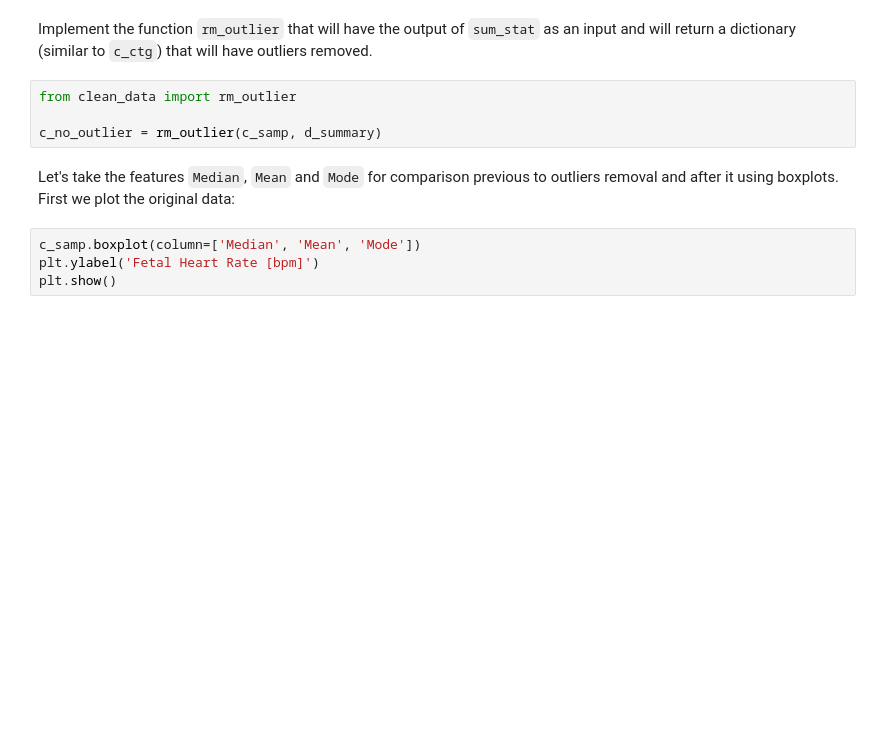
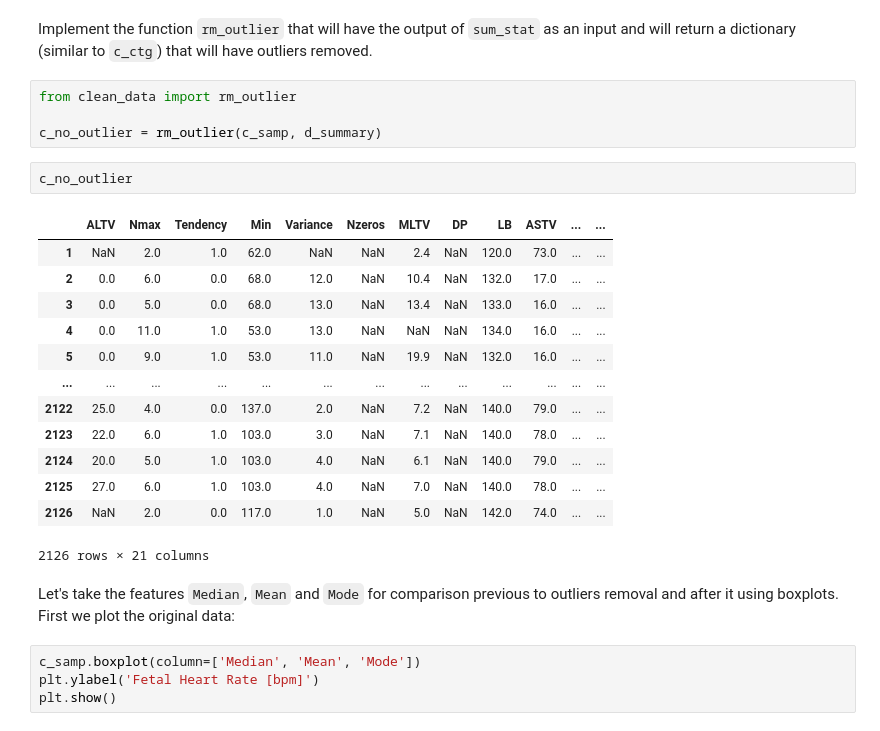
Before and after one commit to mlh-master/hw1_mlh-ameer-shaked, a Jupyter notebook: HW1.ipynb, the cells around one changed output. Saved outputs shown, nothing was run; the diff lists cells and outputs as text; blank space fills up the shorter version.

```diff
--- a/HW1.ipynb
+++ b/HW1.ipynb
@@ -223,6 +204,22 @@ Implement the function `rm_outlier` that will have the output of `sum_stat` as a
 from clean_data import rm_outlier
 
 c_no_outlier = rm_outlier(c_samp, d_summary)
+# %%
+c_no_outlier
+# %% [output]
+|  | ALTV | Nmax | Tendency | Min | Variance | Nzeros | MLTV | DP | LB | ASTV | ... | ... |
+| 1 | NaN | 2.0 | 1.0 | 62.0 | NaN | NaN | 2.4 | NaN | 120.0 | 73.0 | ... | ... |
+| 2 | 0.0 | 6.0 | 0.0 | 68.0 | 12.0 | NaN | 10.4 | NaN | 132.0 | 17.0 | ... | ... |
+| 3 | 0.0 | 5.0 | 0.0 | 68.0 | 13.0 | NaN | 13.4 | NaN | 133.0 | 16.0 | ... | ... |
+| 4 | 0.0 | 11.0 | 1.0 | 53.0 | 13.0 | NaN | NaN | NaN | 134.0 | 16.0 | ... | ... |
+| 5 | 0.0 | 9.0 | 1.0 | 53.0 | 11.0 | NaN | 19.9 | NaN | 132.0 | 16.0 | ... | ... |
+| ... | ... | ... | ... | ... | ... | ... | ... | ... | ... | ... | ... | ... |
+| 2122 | 25.0 | 4.0 | 0.0 | 137.0 | 2.0 | NaN | 7.2 | NaN | 140.0 | 79.0 | ... | ... |
+| 2123 | 22.0 | 6.0 | 1.0 | 103.0 | 3.0 | NaN | 7.1 | NaN | 140.0 | 78.0 | ... | ... |
+| 2124 | 20.0 | 5.0 | 1.0 | 103.0 | 4.0 | NaN | 6.1 | NaN | 140.0 | 79.0 | ... | ... |
+| 2125 | 27.0 | 6.0 | 1.0 | 103.0 | 4.0 | NaN | 7.0 | NaN | 140.0 | 78.0 | ... | ... |
+| 2126 | NaN | 2.0 | 0.0 | 117.0 | 1.0 | NaN | 5.0 | NaN | 142.0 | 74.0 | ... | ... |
+2126 rows × 21 columns
 # %% [markdown]
 Let's take the features `Median`, `Mean` and `Mode` for comparison previous to outliers removal and after it using boxplots. First we plot the original data:
 # %%
```
Also changed, not shown: parts of 11 cells of this notebook, 1 other file.
